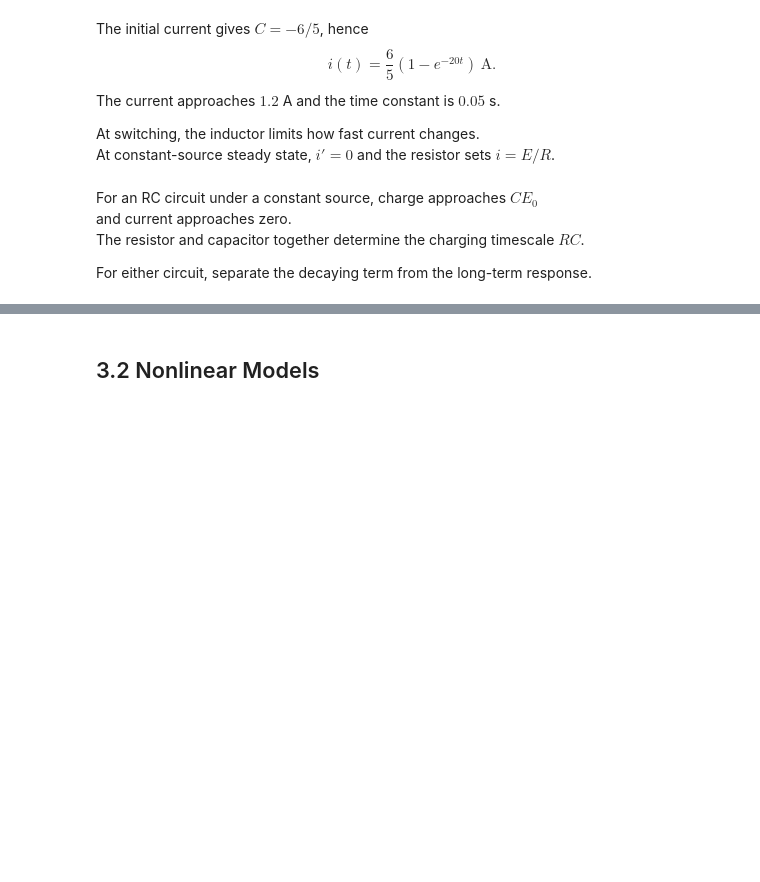
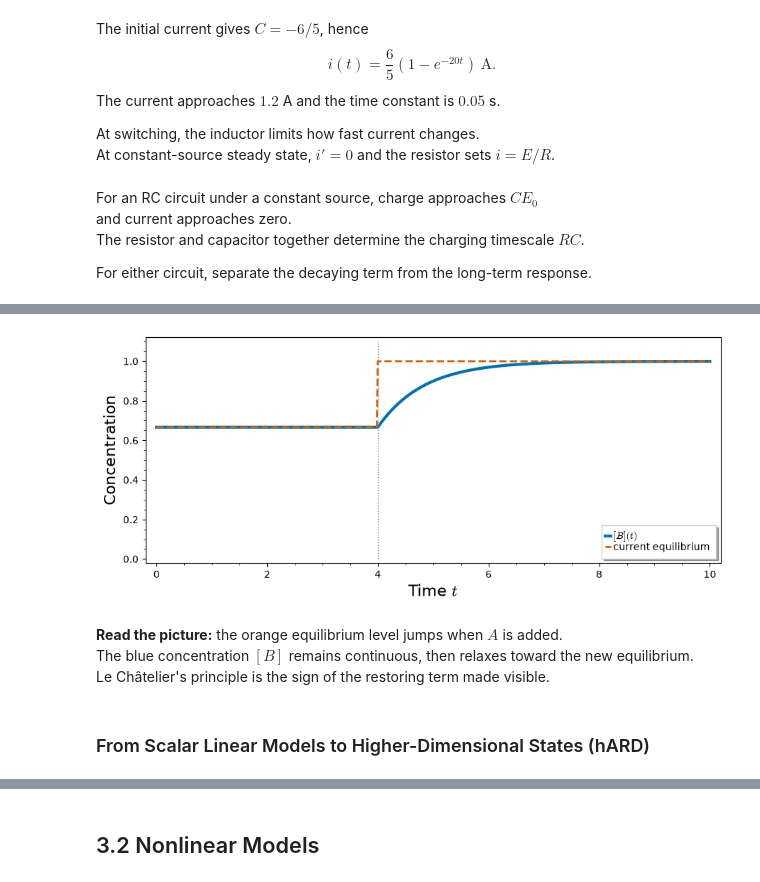
Before and after one commit to Symbol1/Differ2026, a Jupyter notebook: 1007.ipynb, the cells around one changed output, grey strips where cells are left out. Drawn from its saved outputs; the diff is of its cells as text; code cells hidden in the pictures; blank space fills up the shorter version.

```diff
--- a/1007.ipynb
+++ b/1007.ipynb
@@ -255,0 +347,27 @@ For either circuit, separate the decaying term from the long-term response.
+# %%
+import numpy as np
+kf, kr = 0.8, 0.4
+t_add, C_before, added_A = 4.0, 1.0, 0.5
+C_after = C_before + added_A
+B_eq_before = kf*C_before/(kf + kr)
+B_eq_after = kf*C_after/(kf + kr)
+le_times = np.linspace(0, 10, 501)
+le_B = np.where(le_times < t_add, B_eq_before,
+                B_eq_after + (B_eq_before - B_eq_after)*np.exp(-(kf + kr)*(le_times - t_add)))
+le_eq = np.where(le_times < t_add, B_eq_before, B_eq_after)
+# %%
+le_plot = line(list(zip(le_times, le_B)), color='#0072B2', thickness=3, legend_label='$[B](t)$')
+le_plot += line(list(zip(le_times, le_eq)), color='#D55E00', linestyle='--',
+                thickness=2, legend_label='current equilibrium')
+le_plot += line([(t_add, 0), (t_add, 1.1*B_eq_after)], color='gray', linestyle=':')
+le_plot.show(xmin=0, xmax=10, ymin=0, ymax=1.1*B_eq_after, figsize=[9, 4],
+             axes_labels=['Time $t$', 'Concentration'], frame=True, axes=False,
+             legend_options={'loc': 'lower right'})
+# %% [output]
+[figure, added]
+# %% [markdown]
+**Read the picture:** the orange equilibrium level jumps when $A$ is added.
+The blue concentration $[B]$ remains continuous, then relaxes toward the new equilibrium.
+Le Châtelier's principle is the sign of the restoring term made visible.
+# %% [markdown]
+### From Scalar Linear Models to Higher-Dimensional States (hARD)
```
Also changed, not shown: parts of 97 cells of this notebook.
